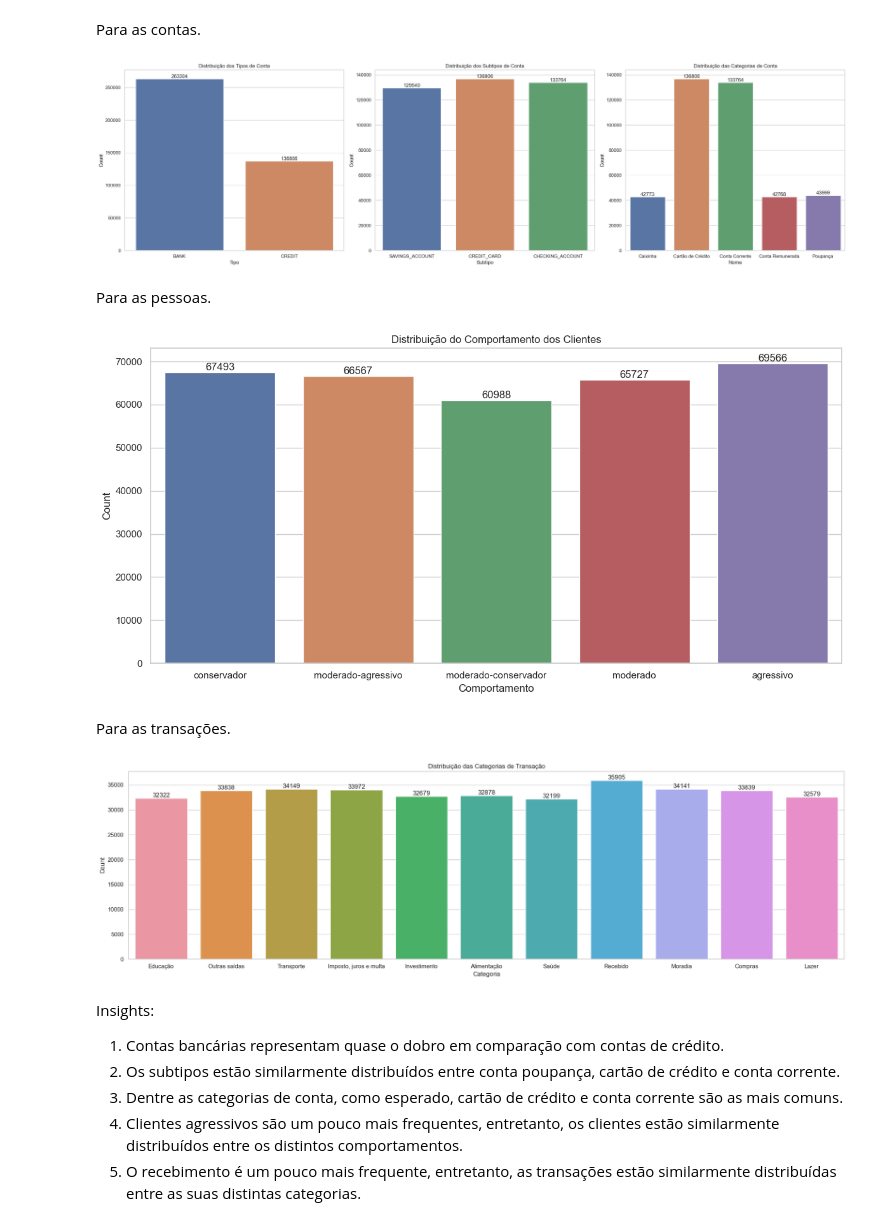
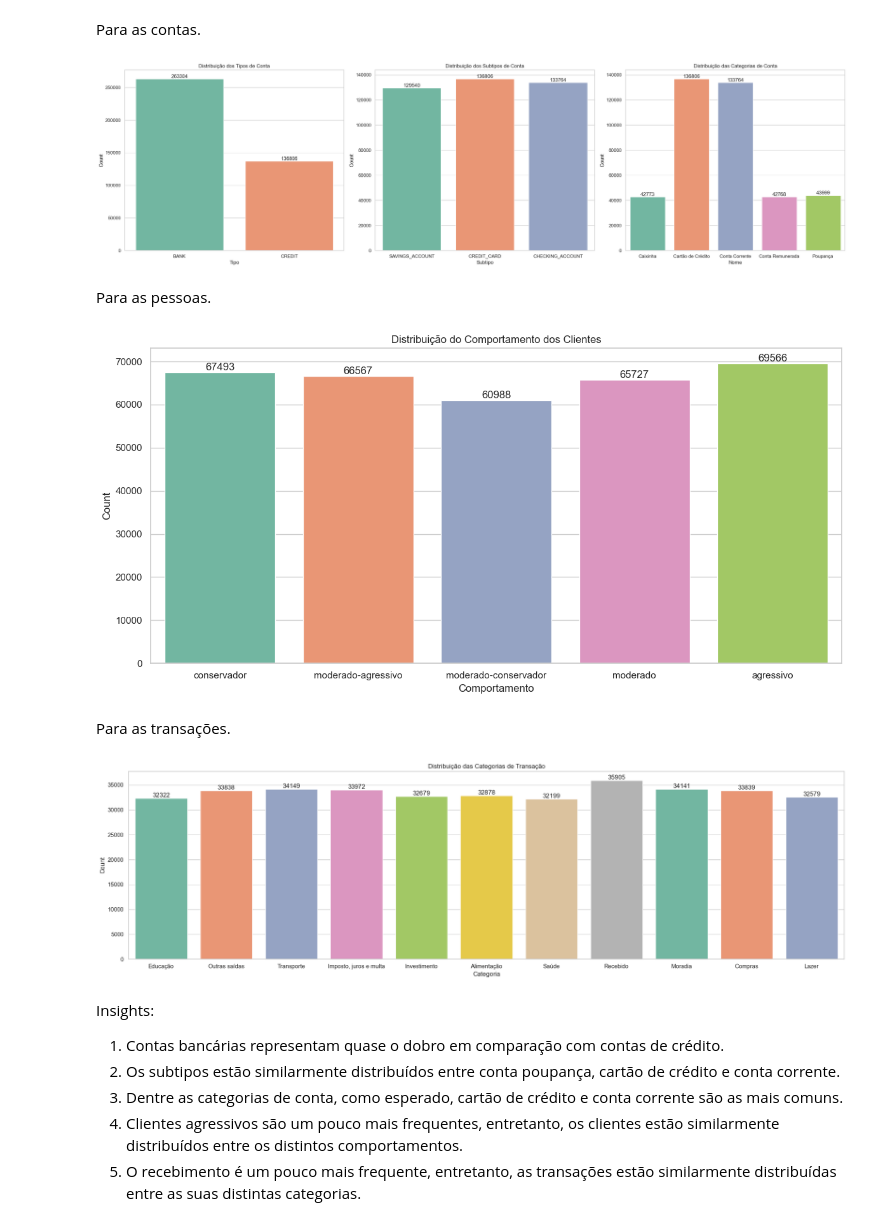
Before and after one commit to allmeidaapedro/Clusterizacao-Clientes-Cartao-Credito, a Jupyter notebook: notebooks/1. EDA.ipynb, the cells around one changed output. Drawn from its saved outputs; the diff is of its cells as text; code cells hidden in the pictures.

```diff
--- a/notebooks/1. EDA.ipynb
+++ b/notebooks/1. EDA.ipynb
@@ -382,20 +357,20 @@ Para as contas.
 # %%
 fig, axes = plt.subplots(1, 3, figsize=(25, 7))
 
-ax0 = sns.countplot(data=df, x='account_type', ax=axes[0])
+ax0 = sns.countplot(data=df, x='account_type', ax=axes[0], palette='Set2')
 ax0.set_title('Distribuição dos Tipos de Conta')
 ax0.set_xlabel('Tipo')
 ax0.set_ylabel('Count')
 ax0.bar_label(ax0.containers[0])
 
 
-ax1 = sns.countplot(data=df, x='account_subtype', ax=axes[1])
+ax1 = sns.countplot(data=df, x='account_subtype', ax=axes[1], palette='Set2')
 ax1.set_title('Distribuição dos Subtipos de Conta')
 ax1.set_xlabel('Subtipo')
 ax1.set_ylabel('Count')
 ax1.bar_label(ax1.containers[0])
 
-ax2 = sns.countplot(data=df, x='account_name', ax=axes[2])
+ax2 = sns.countplot(data=df, x='account_name', ax=axes[2], palette='Set2')
 ax2.set_title('Distribuição das Categorias de Conta')
 ax2.set_xlabel('Nome')
 ax2.set_ylabel('Count')
@@ -404,13 +379,13 @@ ax2.bar_label(ax2.containers[0])
 plt.tight_layout()
 plt.show()
 # %% [output]
-[figure, old version]
+[figure, new version]
 # %% [markdown]
 Para as pessoas.
 # %%
 plt.figure(figsize=(12, 6))
 
-ax = sns.countplot(data=df, x='person_suitability')
+ax = sns.countplot(data=df, x='person_suitability', palette='Set2')
 ax.bar_label(ax.containers[0])
 
 ax.set_title('Distribuição do Comportamento dos Clientes')
@@ -420,23 +395,23 @@ ax.set_ylabel('Count')
 plt.tight_layout()
 plt.show()
 # %% [output]
-[figure, old version]
+[figure, new version]
 # %% [markdown]
 Para as transações.
 # %%
 plt.figure(figsize=(20, 6))
 
-ax = sns.countplot(data=df, x='transaction_category')
+ax = sns.countplot(data=df, x='transaction_category', palette='Set2')
 ax.bar_label(ax.containers[0])
 
 ax.set_title('Distribuição das Categorias de Transação')
 ax.set_xlabel('Categoria')
 ax.set_ylabel('Count')
 
 plt.tight_layout()
 plt.show()
 # %% [output]
-[figure, old version]
+[figure, new version]
 # %% [markdown]
 Insights:
 1. Contas bancárias representam quase o dobro em comparação com contas de crédito.
```
Also changed, not shown: parts of 37 cells of this notebook, 1 other file.
